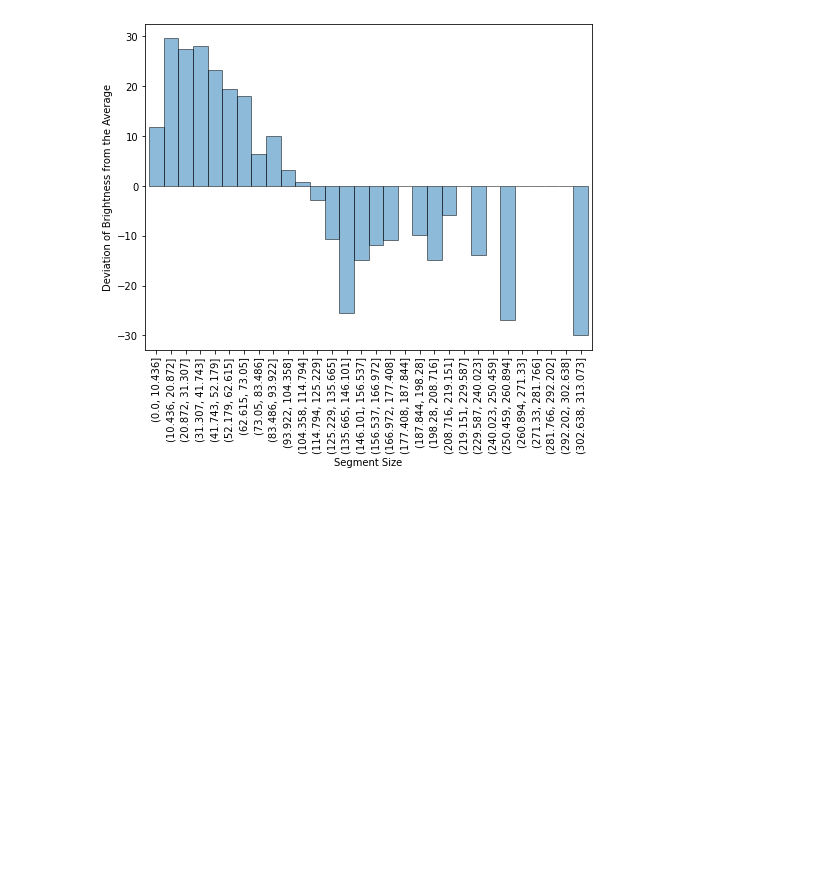
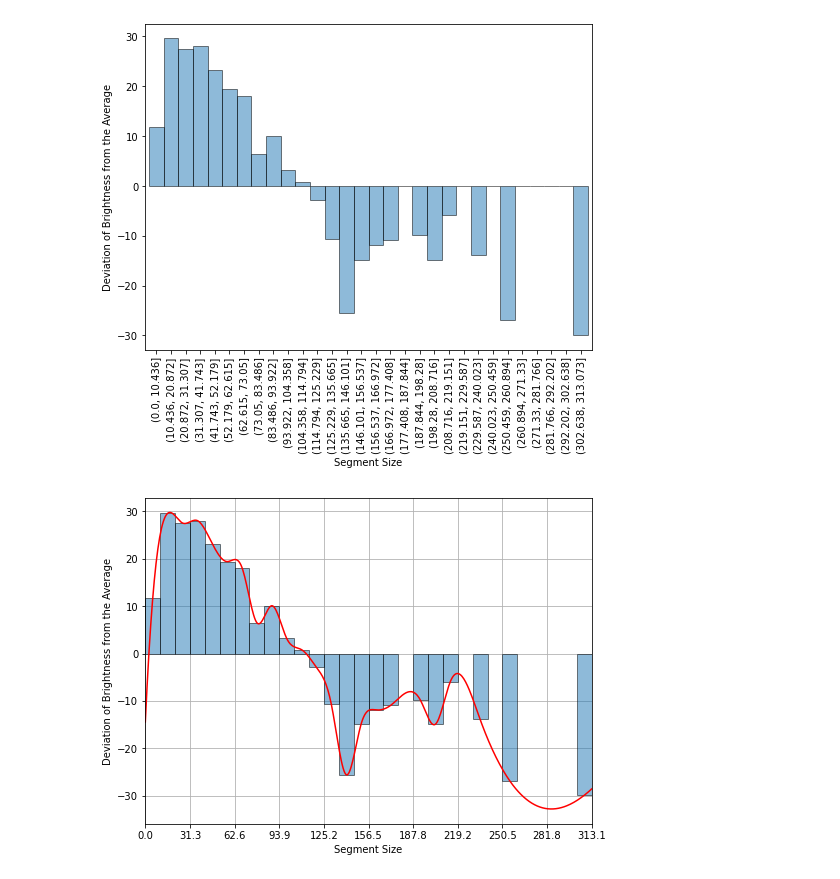
Before and after one commit to saranemustafa/bennu-fracture-analysis, a Jupyter notebook: 5_correlation_analysis.ipynb, the cells around one changed output. Saved outputs shown, nothing was run; the diff lists cells and outputs as text; code cells hidden in the pictures; blank space fills up the shorter version.

```diff
--- a/5_correlation_analysis.ipynb
+++ b/5_correlation_analysis.ipynb
@@ -141,8 +207,8 @@ df_segments.plot(x='segment_size', y='median_brightness', kind='scatter', linewi
 min_segment_size = df_segments.segment_size.min()
 max_segment_size = df_segments.segment_size.max()
 # %%
-number_of_bins = 30
-bin_edges_segment_size = np.linspace(min_segment_size, max_segment_size, number_of_bins+1)
+number_of_size_bins = 30
+bin_edges_segment_size = np.linspace(min_segment_size, max_segment_size, number_of_size_bins+1)
 # %%
 df_segments['bin_segment_size'] = pd.cut(x=df_segments['segment_size'], bins=bin_edges_segment_size)
 # %%
@@ -168,6 +234,6 @@ hist_vals = df_segments.groupby('bin_segment_size')['median_brightness'].mean()
 
 average_val = hist_vals.mean()
 
-avg_variance = hist_vals - average_val
+avg_variance_brightness_size = hist_vals - average_val
 # %%
 plt.figure(figsize=(8, 6))
@@ -180,3 +246,37 @@ ax.set_ylabel("Deviation of Brightness from the Average")
 plt.show()
 # %% [output]
 [figure]
+# %%
+bin_labels_size = np.zeros(number_of_size_bins)
+
+for i in range(number_of_size_bins):
+    bin_labels_size[i] = (bin_edges_segment_size[i] +
+                           bin_edges_segment_size[i+1])/2
+
+mask=np.isfinite(avg_variance_brightness_size.values)
+
+X_Y_Spline = make_interp_spline(bin_labels_size[mask], avg_variance_brightness_size.values[mask])
+
+X_ = np.linspace(min_segment_size, max_segment_size, 500)
+Y_ = X_Y_Spline(X_)
+
+fig, ax = plt.subplots(figsize=(8, 6))
+
+bar_width = (max_segment_size-min_segment_size)/number_of_size_bins
+
+ax.set_xlabel('Segment Size')
+ax.set_ylabel('Deviation of Brightness from the Average')
+ax.bar(bin_labels_size[mask], height=avg_variance_brightness_size.values[mask],
+       width=bar_width, alpha=0.5, ec='black')
+
+# Set axis ranges and major ticks
+ax.set_xlim(min_segment_size, max_segment_size)
+ax.xaxis.set_major_locator(MultipleLocator(bar_width*3))
+
+ax.grid()
+ax.set_axisbelow(True)
+
+plt.plot(X_, Y_, color='red')
+plt.show()
+# %% [output]
+[figure, added]
```
Also changed, not shown: parts of 8 cells of this notebook.
